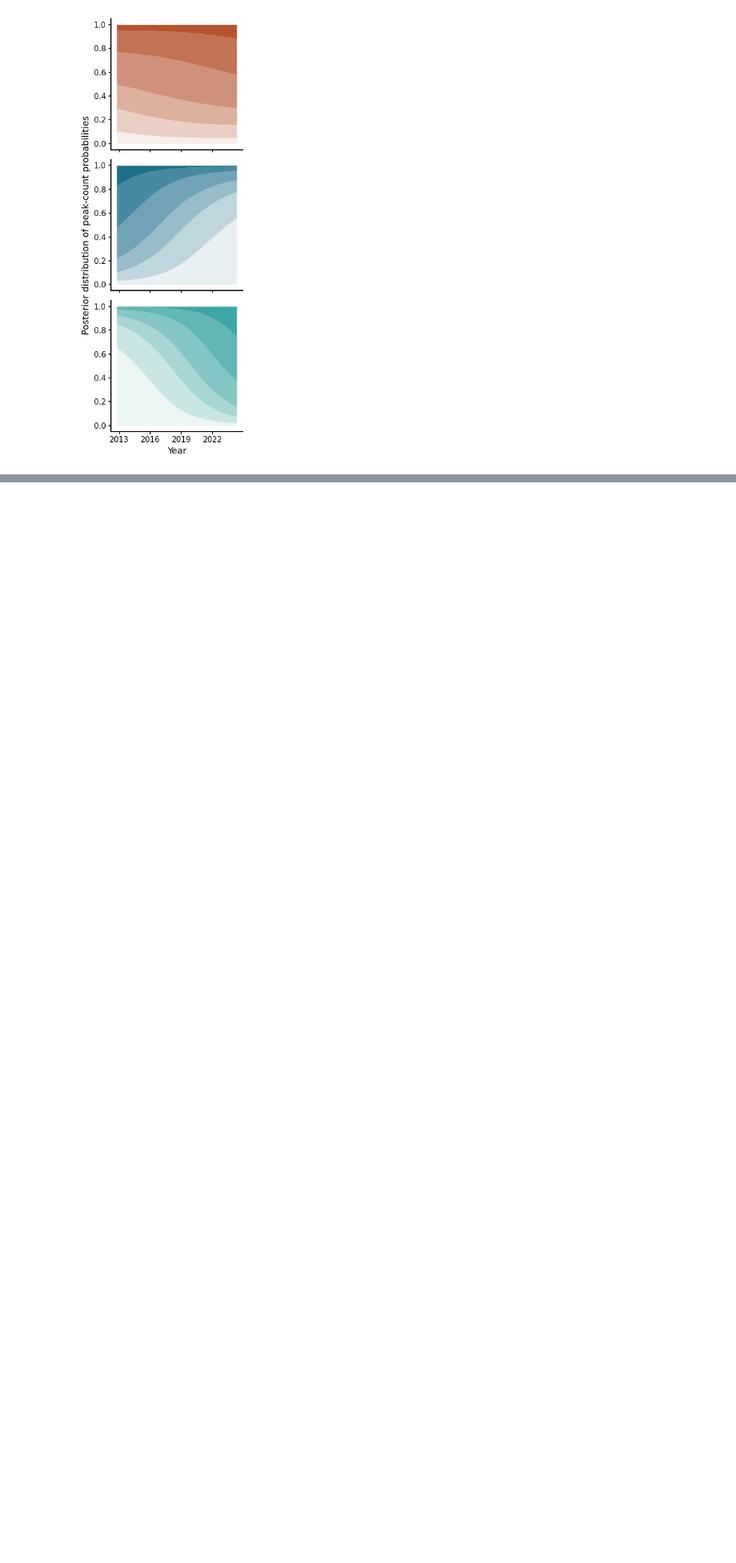
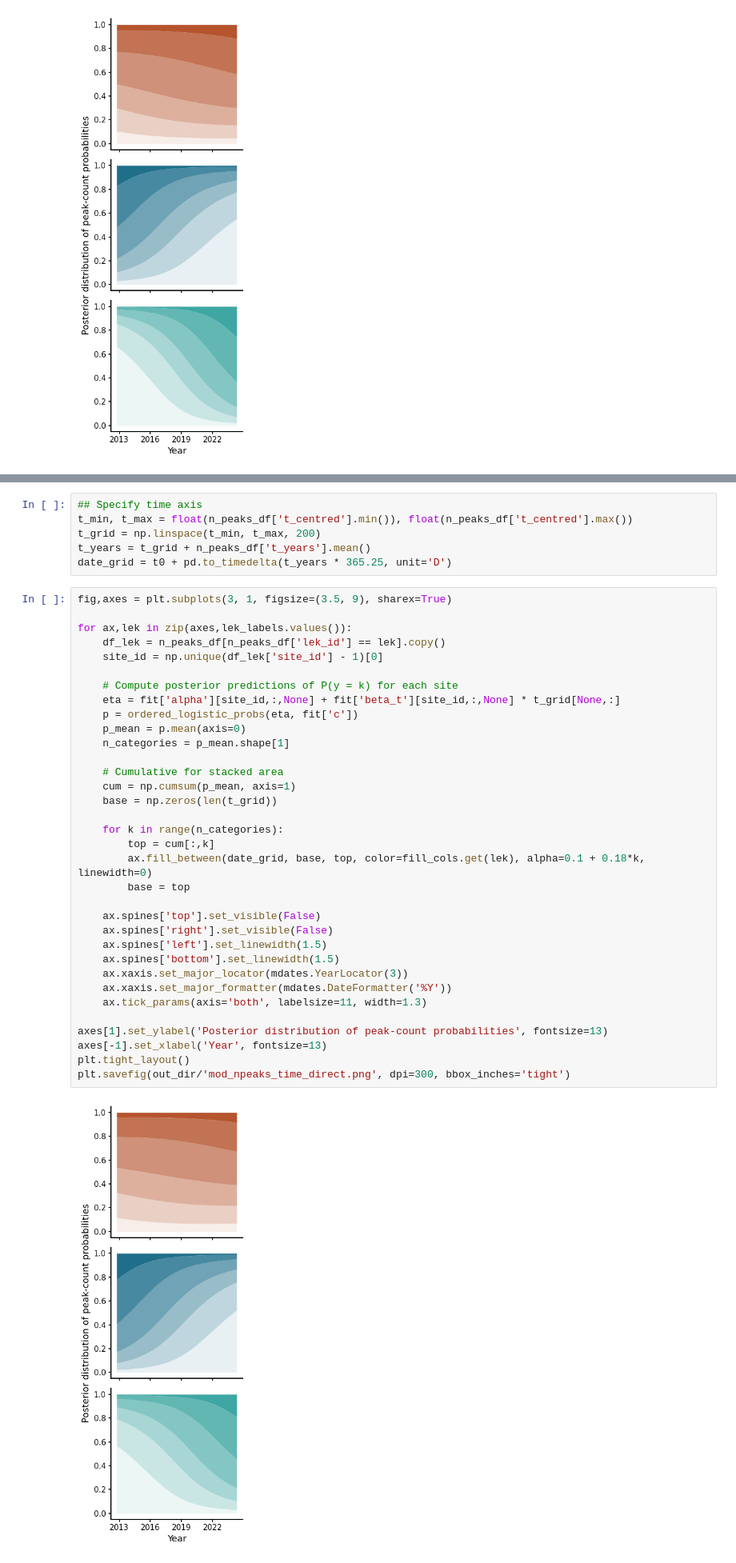
Before and after one commit to vivekhsridhar/territory_geometry, a Jupyter notebook: model_pcf.ipynb, the cells around one changed output, grey strips where cells are left out. Shown at 80% size. Cells and saved outputs as stored; diff of their text form; blank space fills up the shorter version.

```diff
--- a/model_pcf.ipynb
+++ b/model_pcf.ipynb
@@ -440,0 +826,42 @@ The 97.5% quantile probability of having 2 or more peaks goes up from 0.67102707
+# %%
+## Specify time axis
+t_min, t_max = float(n_peaks_df['t_centred'].min()), float(n_peaks_df['t_centred'].max())
+t_grid = np.linspace(t_min, t_max, 200)
+t_years = t_grid + n_peaks_df['t_years'].mean()
+date_grid = t0 + pd.to_timedelta(t_years * 365.25, unit='D')
+# %%
+fig,axes = plt.subplots(3, 1, figsize=(3.5, 9), sharex=True)
+
+for ax,lek in zip(axes,lek_labels.values()):
+    df_lek = n_peaks_df[n_peaks_df['lek_id'] == lek].copy()
+    site_id = np.unique(df_lek['site_id'] - 1)[0]
+
+    # Compute posterior predictions of P(y = k) for each site
+    eta = fit['alpha'][site_id,:,None] + fit['beta_t'][site_id,:,None] * t_grid[None,:]
+    p = ordered_logistic_probs(eta, fit['c'])
+    p_mean = p.mean(axis=0)
+    n_categories = p_mean.shape[1]
+
+    # Cumulative for stacked area
+    cum = np.cumsum(p_mean, axis=1)
+    base = np.zeros(len(t_grid))
+
+    for k in range(n_categories):
+        top = cum[:,k]
+        ax.fill_between(date_grid, base, top, color=fill_cols.get(lek), alpha=0.1 + 0.18*k, linewidth=0)
+        base = top
+
+    ax.spines['top'].set_visible(False)
+    ax.spines['right'].set_visible(False)
+    ax.spines['left'].set_linewidth(1.5)
+    ax.spines['bottom'].set_linewidth(1.5)
+    ax.xaxis.set_major_locator(mdates.YearLocator(3))
+    ax.xaxis.set_major_formatter(mdates.DateFormatter('%Y'))
+    ax.tick_params(axis='both', labelsize=11, width=1.3)
+
+axes[1].set_ylabel('Posterior distribution of peak-count probabilities', fontsize=13)
+axes[-1].set_xlabel('Year', fontsize=13)
+plt.tight_layout()
+plt.savefig(out_dir/'mod_npeaks_time_direct.png', dpi=300, bbox_inches='tight')
+# %% [output]
+[figure, added]
```
Also changed, not shown: parts of 21 cells of this notebook, 6 other files.
